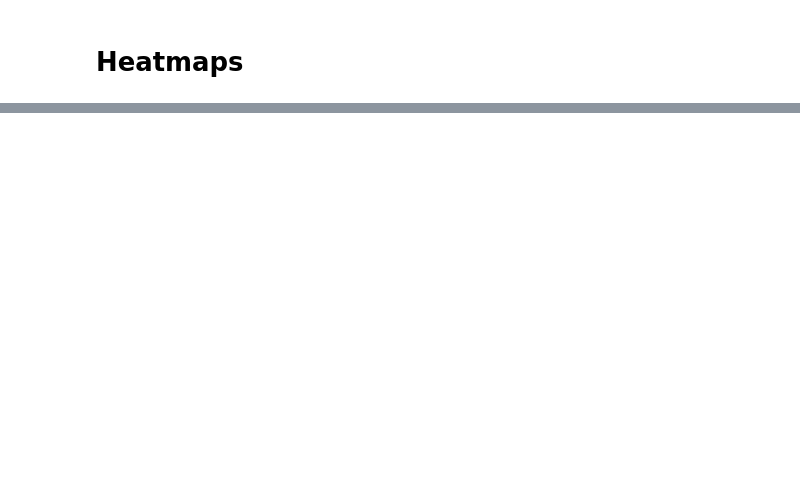
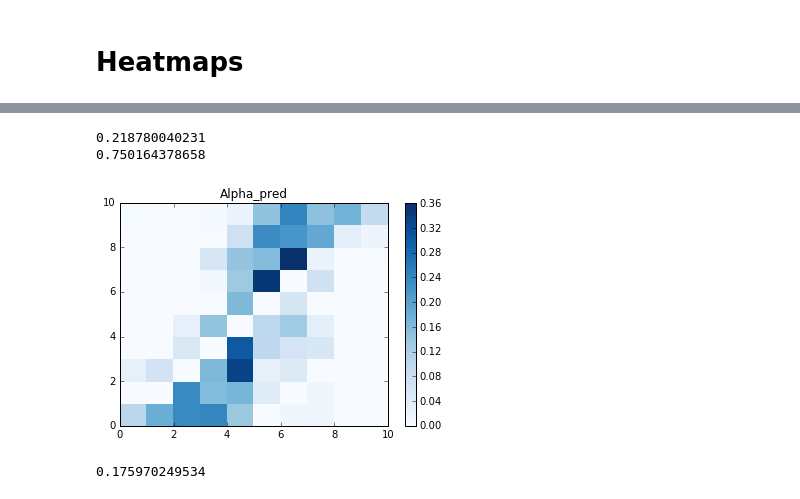
Before and after one commit to achab/nphc, a Jupyter notebook: nphc3_exp.ipynb, the cells around one changed output, grey strips where cells are left out. Drawn from its saved outputs; the diff is of its cells as text; code cells hidden in the pictures; blank space fills up the shorter version.

```diff
--- a/nphc3_exp.ipynb
+++ b/nphc3_exp.ipynb
@@ -113,17 +123,23 @@ plt.close()
 # %%
 print(rel_err(Alpha_true,Alpha_pred))
 _, s, _ = np.linalg.svd(Alpha_pred)
 print(s.max())
 
-#Alpha_pred[Alpha_pred <= 0.] = 0.
+Alpha_pred[Alpha_pred <= 0.] = 0.
 
 plt.pcolor(Alpha_pred,cmap=plt.cm.Blues)
 plt.title("Alpha_pred")
 plt.colorbar()
 plt.show()
 plt.close()
+# %% [output]
+0.218780040231
+0.750164378658
+[figure, added]
 # %%
 print(rel_err(Alpha_true,Alpha_pred))
+# %% [output]
+0.175970249534
 # %%
 plt.pcolor(np.log(1e-10+Beta),cmap=plt.cm.Reds)
 plt.title("log Beta")
```
Also changed, not shown: parts of 5 cells of this notebook, 2 other files.
